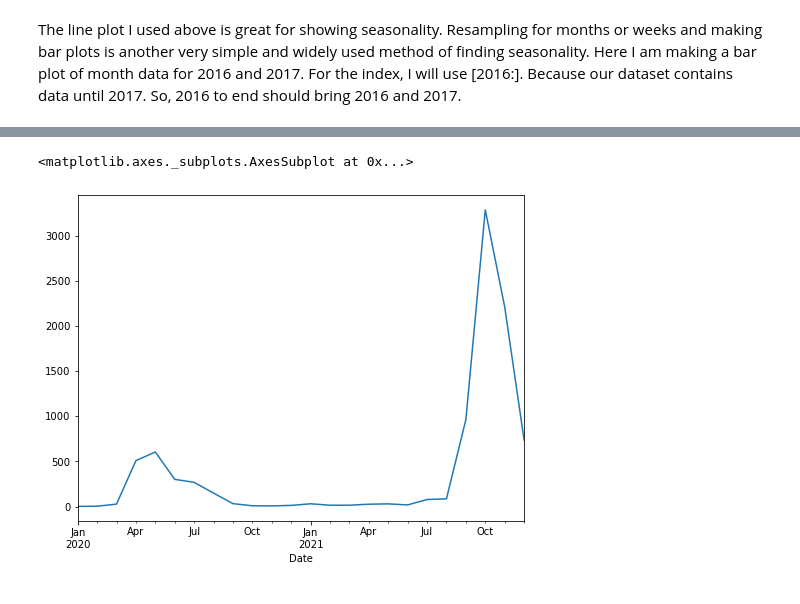
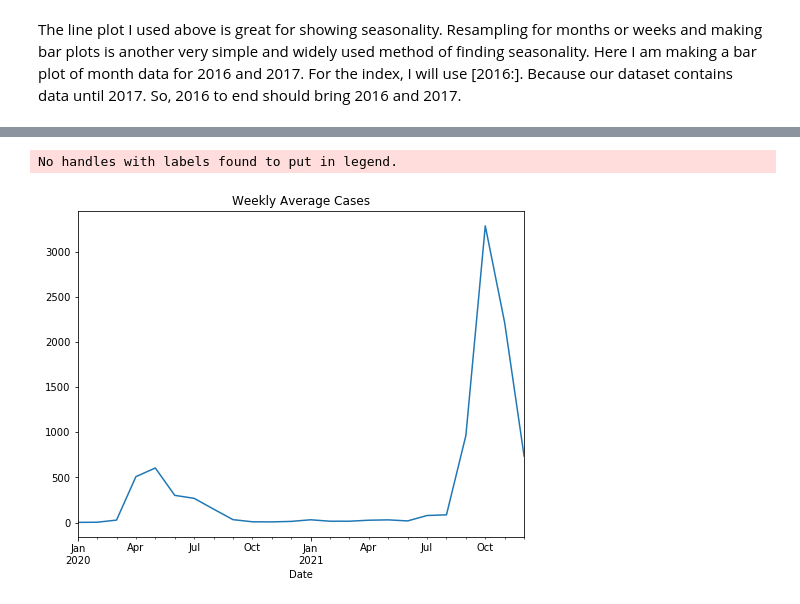
Before and after one commit to thatguylor/dataeng_test02, a Jupyter notebook: Section_4_Charts_And_API/Section_4_notebook.ipynb, the cells around one changed output, grey strips where cells are left out. Saved outputs shown, nothing was run; the diff lists cells and outputs as text; code cells hidden in the pictures.

```diff
--- a/Section_4_Charts_And_API/Section_4_notebook.ipynb
+++ b/Section_4_Charts_And_API/Section_4_notebook.ipynb
@@ -208,8 +212,16 @@ ax.bar(singapore_month['2020':].index, singapore_month.loc['2020':, "Daily_Confi
-# %%
-singapore_month["Daily_Confirmed"].plot(figsize=(8, 6))
-# %% [output]
-<matplotlib.axes._subplots.AxesSubplot at 0x...>
-[figure, removed]
+# %%
+singapore_month["Daily_Confirmed"].plot(figsize=(8, 6))
+
+ax.set_ylabel('Cases')
+ax.xaxis_date()
+ax.xaxis.set_major_locator(ticker.MultipleLocator(21))
+fig.autofmt_xdate()
+plt.title('Weekly Average Cases')
+ax.legend()
+plt.show()
+# %% [output]
+No handles with labels found to put in legend.
+[figure, added]
 # %%
 singapore_week = singapore.resample("W").mean()
 
```
Also changed, not shown: parts of 4 cells of this notebook, 5 other files.
